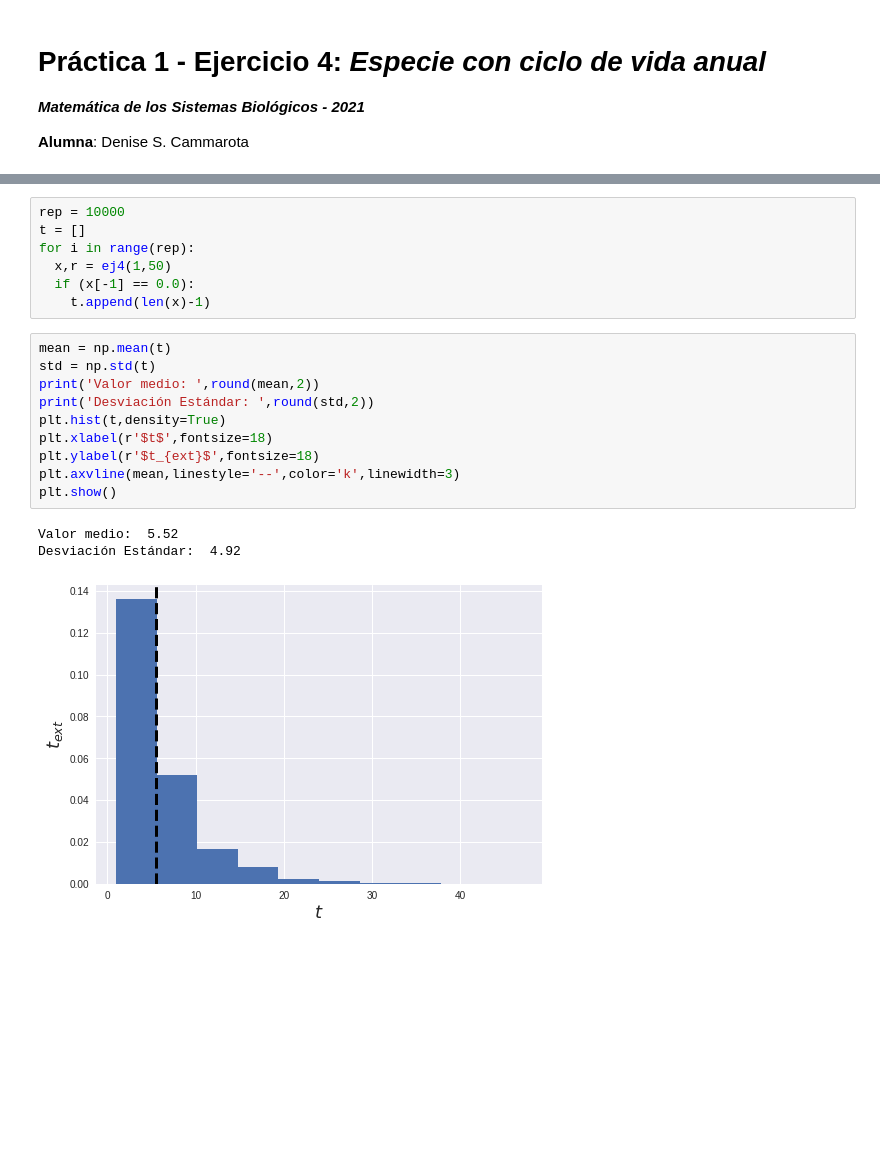
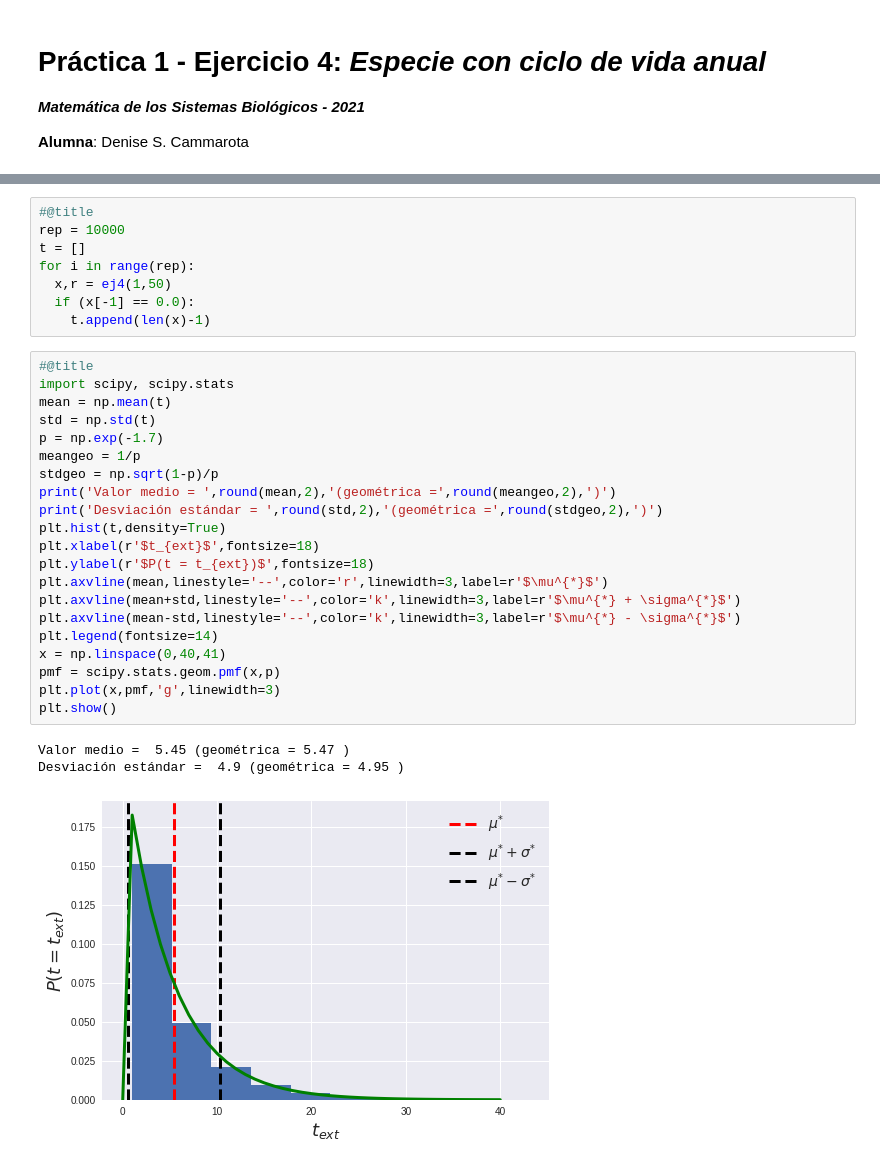
Before and after one commit to denisecammarota/matbio, a Jupyter notebook: tp1/P1_Ej4.ipynb, the cells around one changed output, grey strips where cells are left out. Saved outputs shown, nothing was run; the diff lists cells and outputs as text; blank space fills up the shorter version.

```diff
--- a/tp1/P1_Ej4.ipynb
+++ b/tp1/P1_Ej4.ipynb
@@ -109,4 +135,5 @@ También, podemos encontrar una distribución de probabilidad para los tiempos o
 # %%
+#@title
 rep = 10000
 t = []
 for i in range(rep):
@@ -114,16 +141,27 @@ for i in range(rep):
   if (x[-1] == 0.0):
     t.append(len(x)-1)
 # %%
+#@title
+import scipy, scipy.stats
 mean = np.mean(t)
 std = np.std(t)
-print('Valor medio: ',round(mean,2))
-print('Desviación Estándar: ',round(std,2))
+p = np.exp(-1.7)
+meangeo = 1/p
+stdgeo = np.sqrt(1-p)/p
+print('Valor medio = ',round(mean,2),'(geométrica =',round(meangeo,2),')')
+print('Desviación estándar = ',round(std,2),'(geométrica =',round(stdgeo,2),')')
 plt.hist(t,density=True)
-plt.xlabel(r'$t$',fontsize=18)
-plt.ylabel(r'$t_{ext}$',fontsize=18)
-plt.axvline(mean,linestyle='--',color='k',linewidth=3)
+plt.xlabel(r'$t_{ext}$',fontsize=18)
+plt.ylabel(r'$P(t = t_{ext})$',fontsize=18)
+plt.axvline(mean,linestyle='--',color='r',linewidth=3,label=r'$\mu^{*}$')
+plt.axvline(mean+std,linestyle='--',color='k',linewidth=3,label=r'$\mu^{*} + \sigma^{*}$')
+plt.axvline(mean-std,linestyle='--',color='k',linewidth=3,label=r'$\mu^{*} - \sigma^{*}$')
+plt.legend(fontsize=14)
+x = np.linspace(0,40,41)
+pmf = scipy.stats.geom.pmf(x,p)
+plt.plot(x,pmf,'g',linewidth=3)
 plt.show()
 # %% [output]
-Valor medio:  5.52
-Desviación Estándar:  4.92
+Valor medio =  5.45 (geométrica = 5.47 )
+Desviación estándar =  4.9 (geométrica = 4.95 )
-[figure, old version]
+[figure, new version]
```
Also changed, not shown: parts of 15 cells of this notebook.
